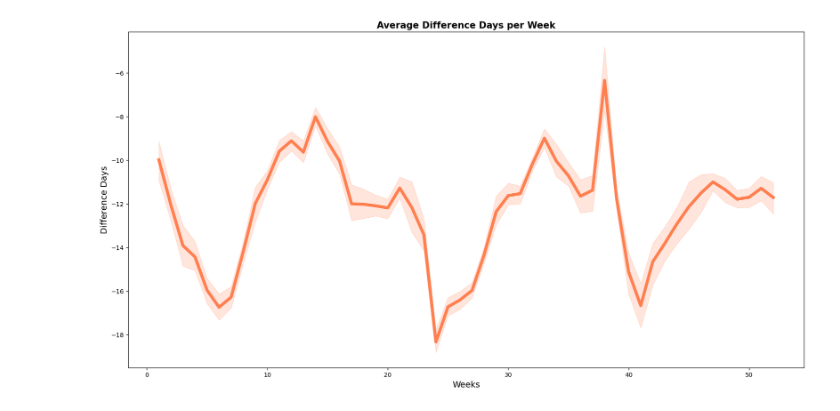
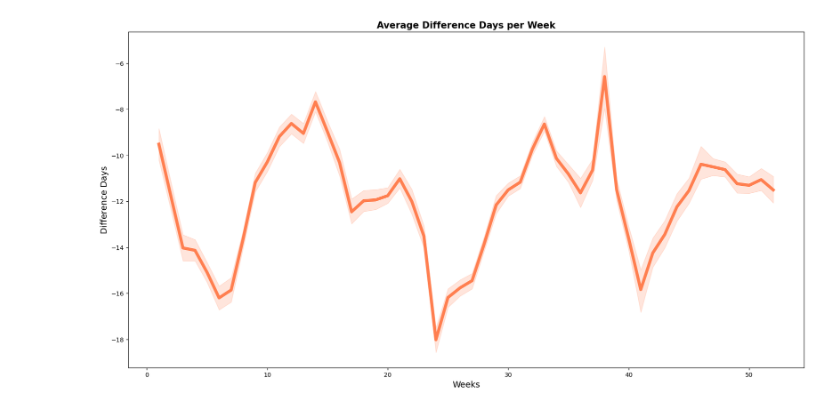
Before and after one commit to Adithya-Venkatraman05/Brazilian-E-commerce-Data-Analysis, a Jupyter notebook: Notebooks/EDA.ipynb, the cells around one changed output. Cells and saved outputs as stored; diff of their text form; code cells hidden in the pictures.

Commit message:
Saved processed data separately, and merged DataFrames

```diff
--- a/Notebooks/EDA.ipynb
+++ b/Notebooks/EDA.ipynb
@@ -9,3 +6,2 @@ from datetime import datetime
 # %%
-Orders = pd.read_csv("D:/STUDIES/Projects/Data Analysis/Brazilian E-commerce Data Analysis/Data/Raw/olist_orders_dataset.csv")
-Order_items = pd.read_csv("D:/STUDIES/Projects/Data Analysis/Brazilian E-commerce Data Analysis/Data/Raw/olist_order_items_dataset.csv")
+sales_df = pd.read_csv("D:/STUDIES/Projects/Data Analysis/Brazilian E-commerce Data Analysis/Data/Processed/sales_data_merged.csv")
@@ -113,11 +48,11 @@ Orders
 # %%
 plt.figure(figsize=(20,10))
-sns.lineplot(x='weekly', y='diff_days', data=Orders, color="coral", linewidth=5,
+sns.lineplot(x='weekly', y='diff_days', data=sales_df, color="coral", linewidth=5,
             markers=True,dashes=False, estimator='mean')
 
 plt.xlabel("Weeks", size=14)
 plt.ylabel("Difference Days", size=14)
 plt.title("Average Difference Days per Week",size=15, weight='bold')
 plt.show()
 # %% [output]
-[figure, old version]
+[figure, new version]
```
Also changed, not shown: parts of 17 cells of this notebook, 10 other files.
